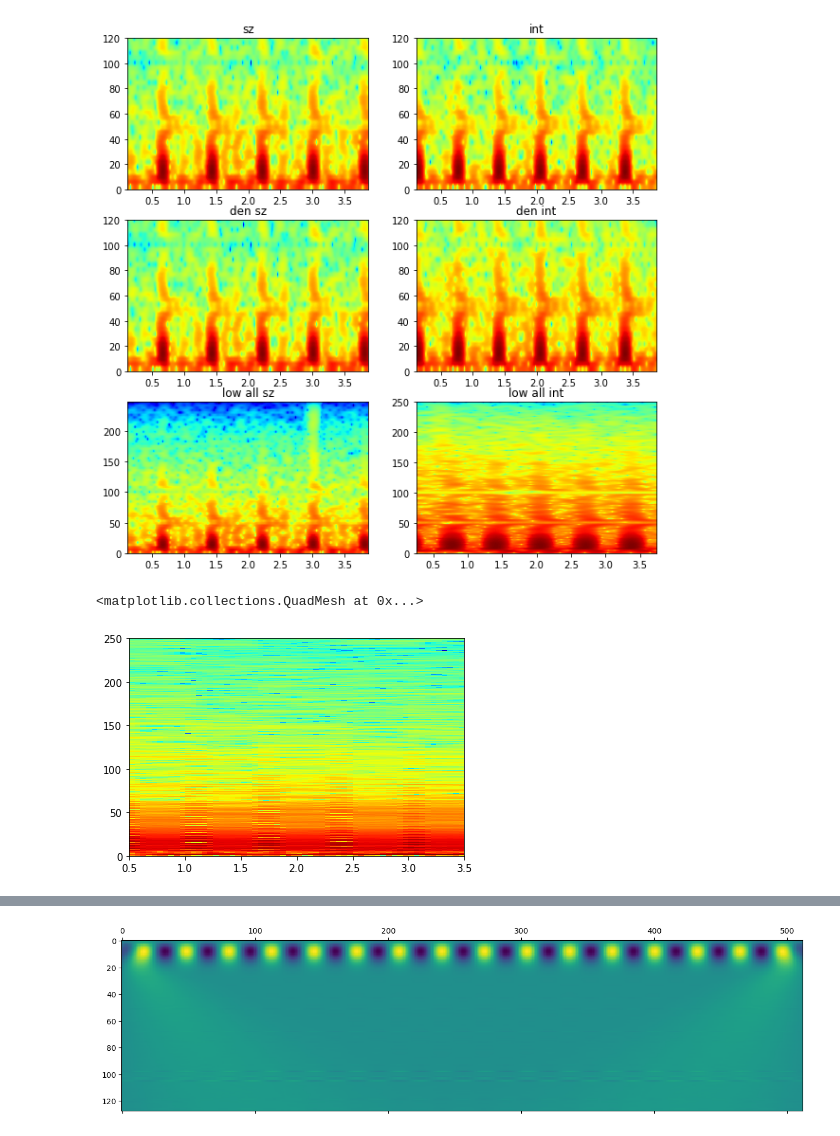
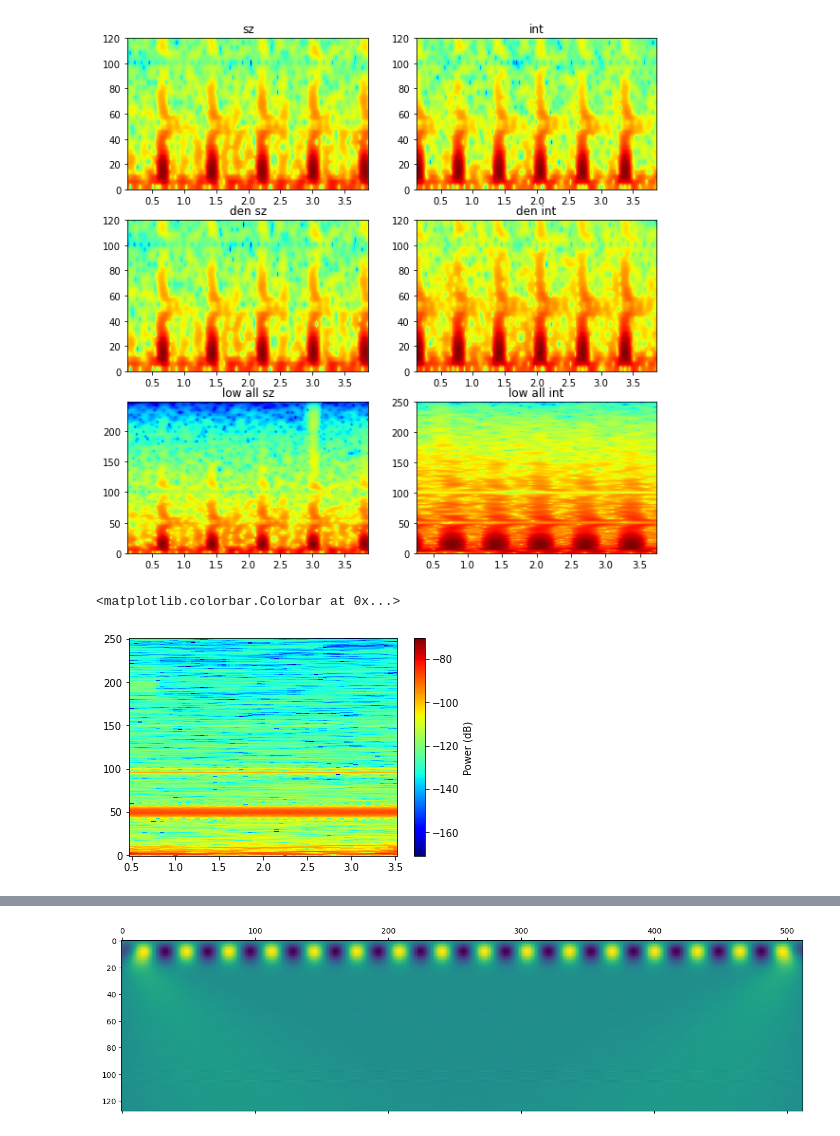
Before and after one commit to nikl1425/DeepLearning_Master, a Jupyter notebook: DataHandling/Køge/Jupyter/ECG_Spectrogram_playground.ipynb, the cells around one changed output, grey strips where cells are left out. Cells and saved outputs as stored; diff of their text form; code cells hidden in the pictures.

Commit message:
Color adjustment

```diff
--- a/DataHandling/Køge/Jupyter/ECG_Spectrogram_playground.ipynb
+++ b/DataHandling/Køge/Jupyter/ECG_Spectrogram_playground.ipynb
@@ -419,5 +382,0 @@ f, psd = signal.welch(sz,
-# %%
-plt.style.use('default')
-plt.psd(np.array(sz)**2, Fs=256, color ="green")
-lines = plt.gca().get_lines()
-x_data = lines[0].get_data()[1]
@@ -692,14 +523,20 @@ overlap = interval * 0.95  # ... and the overlap intervals
 # %%
 import matplotlib
 import pylab
 import matplotlib.colors as colors
 from scipy.stats import lognorm
 
-f, t, Sxx = signal.spectrogram(np.array(inte), fs=Fs, nperseg=interval, noverlap=overlap)
+Fs = 500       # Define the sampling frequency,
+interval = 500   # ... the interval size,
+overlap = interval * 0.95  # ... and the overlap intervals
 
-normalize_color= colors.LogNorm(vmin=np.amin(Sxx), vmax=np.amax(Sxx))
-plt.pcolormesh(t, f, Sxx, norm=normalize_color, cmap='jet')# Plot the result
+f, t, Sxx = signal.spectrogram(np.array(sz_win[0][0]), fs=Fs, nperseg=interval, noverlap=overlap)
+
+#normalize_color= colors.LogNorm(vmin=np.amin(Sxx), vmax=np.amax(Sxx))
+Sxx = 10*np.log10(Sxx)
+plt.pcolormesh(t, f, Sxx, cmap='jet')# Plot the result
+plt.colorbar(label='Power (dB)')
 #plt.savefig("hi2.png")
 # %% [output]
-<matplotlib.collections.QuadMesh at 0x...>
+<matplotlib.colorbar.Colorbar at 0x...>
-[figure, old version]
+[figure, new version]
```
Also changed, not shown: parts of 54 cells of this notebook, 14 other files.
